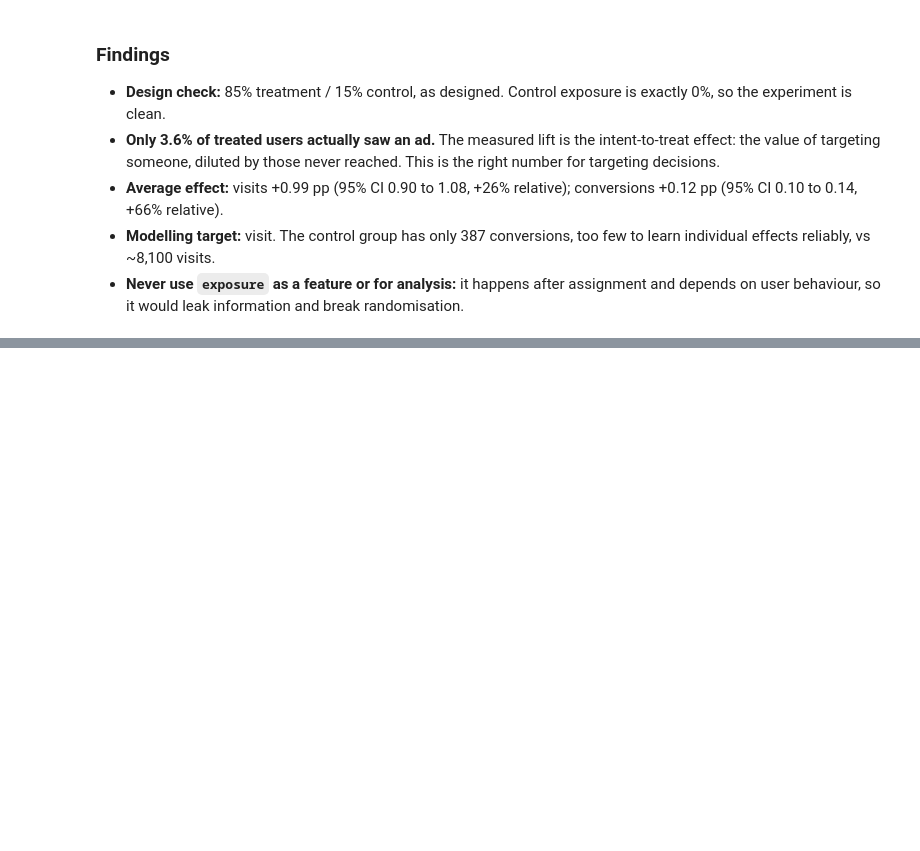
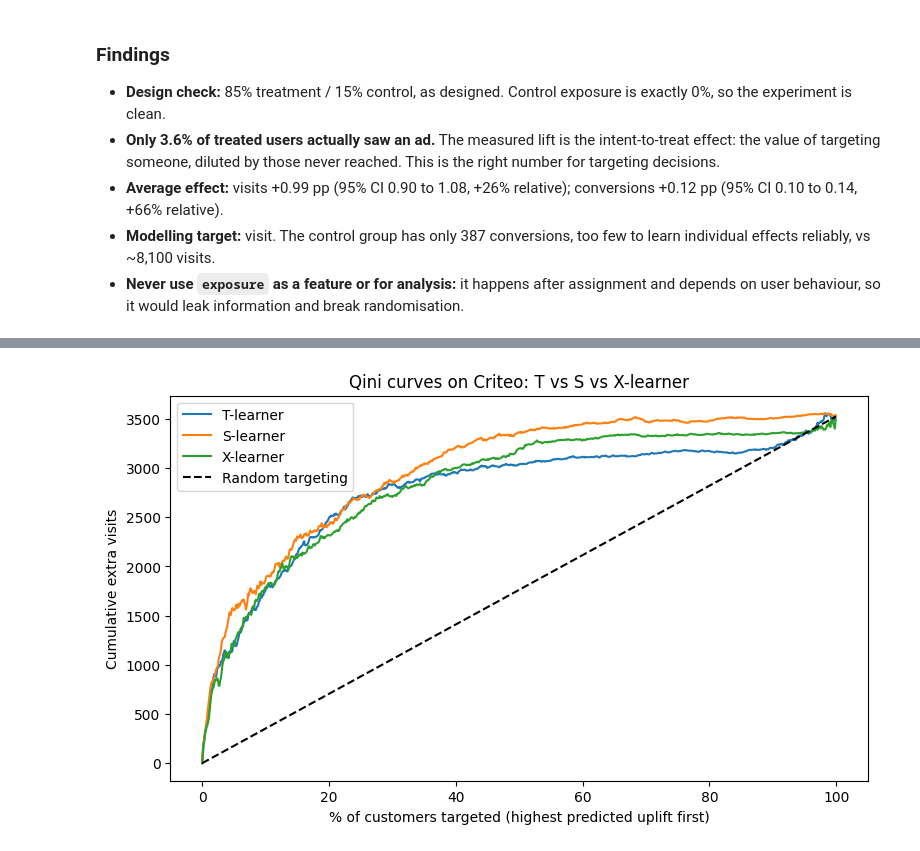
Before and after one commit to SKM1919/liftlens, a Jupyter notebook: notebooks/03_criteo_uplift.ipynb, the cells around one changed output, grey strips where cells are left out. Drawn from its saved outputs; the diff is of its cells as text; code cells hidden in the pictures; blank space fills up the shorter version.

Commit message:
Add T/S/X-learner comparison on Criteo.

```diff
--- a/notebooks/03_criteo_uplift.ipynb
+++ b/notebooks/03_criteo_uplift.ipynb
@@ -107,0 +174,19 @@ conversion: lift 0.122 pp  (95% CI 0.102 to 0.143)  relative +66.3%  p=5.7e-22
+# %%
+from sklift.metrics import qini_auc_score, uplift_auc_score, uplift_at_k
+
+models = {'T-learner': uplift_t, 'S-learner': uplift_s, 'X-learner': uplift_x}
+actual = y_test[t_test == 1].mean() - y_test[t_test == 0].mean()
+print(f"Actual lift on test set: {actual * 100:.3f} pp\n")
+
+rows = []
+for name, u in models.items():
+    rows.append({
+        'model': name,
+        'avg_predicted_pp': round(u.mean() * 100, 3),
+        'Qini AUC': qini_auc_score(y_test, u, t_test),
+        'AUUC': uplift_auc_score(y_test, u, t_test),
+        'uplift@30% (pp)': uplift_at_k(y_test, u, t_test, strategy='overall', k=0.3) * 100,
+    })
+
+scorecard = pd.DataFrame(rows).round(4)
+scorecard
@@ -107,0 +199,38 @@ conversion: lift 0.122 pp  (95% CI 0.102 to 0.143)  relative +66.3%  p=5.7e-22
+# %%
+import matplotlib.pyplot as plt
+
+def qini_points(y, uplift, t):
+    """Qini curve: extra visits gained when targeting customers
+    in order of predicted uplift (highest first)."""
+    order = np.argsort(-uplift)
+    y = np.asarray(y)[order]
+    t = np.asarray(t)[order]
+
+    n_treated = np.cumsum(t)              # treated people targeted so far
+    n_control = np.cumsum(1 - t)          # control people targeted so far
+    visits_treated = np.cumsum(y * t)     # visits among those treated
+    visits_control = np.cumsum(y * (1 - t))
+
+    # Extra visits = treated visits minus control visits, scaled to the same group size
+    with np.errstate(divide='ignore', invalid='ignore'):
+        qini = visits_treated - np.where(n_control > 0,
+                                         visits_control * n_treated / n_control, 0)
+    share_targeted = np.arange(1, len(y) + 1) / len(y)
+    return share_targeted, qini
+
+plt.figure(figsize=(9, 5))
+for name, u in models.items():
+    x, q = qini_points(y_test, u, t_test)
+    step = 500   # plot every 500th point so the chart draws quickly
+    plt.plot(x[::step] * 100, q[::step], label=name)
+
+# Random targeting: a straight line from 0 to the total extra visits
+plt.plot([0, 100], [0, q[-1]], 'k--', label='Random targeting')
+
+plt.xlabel('% of customers targeted (highest predicted uplift first)')
+plt.ylabel('Cumulative extra visits')
+plt.title('Qini curves on Criteo: T vs S vs X-learner')
+plt.legend()
+plt.show()
+# %% [output]
+[figure, added]
```
Also changed, not shown: parts of 6 cells of this notebook.
